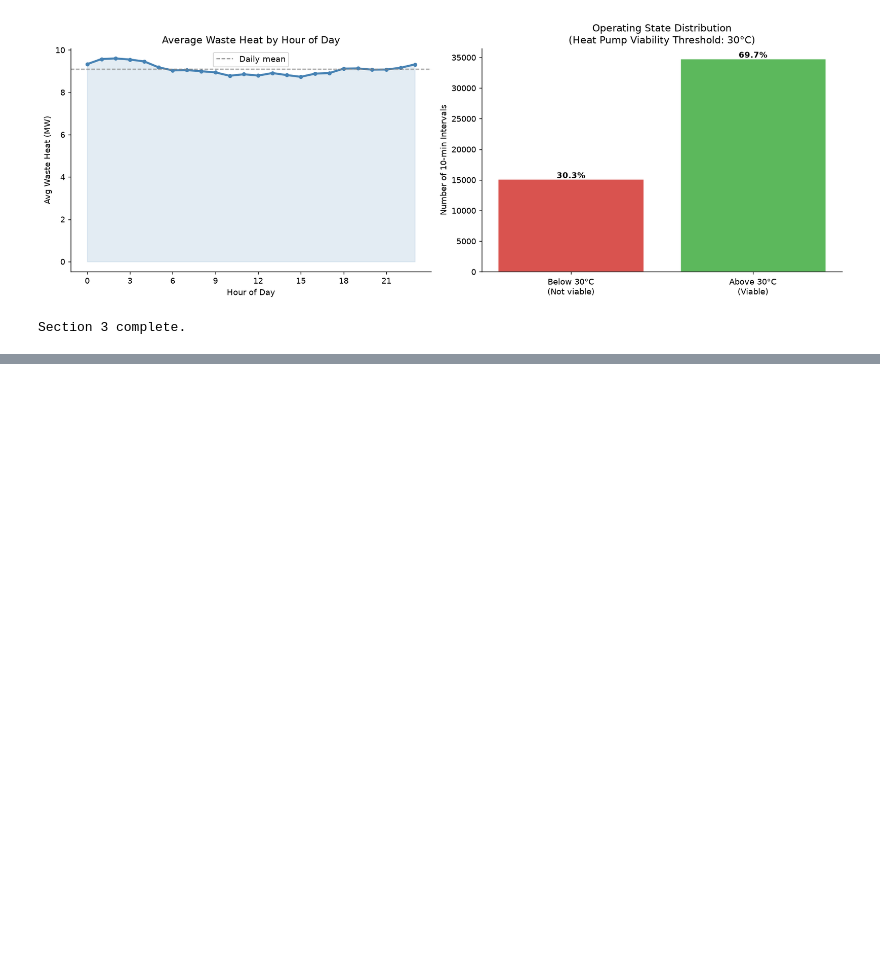
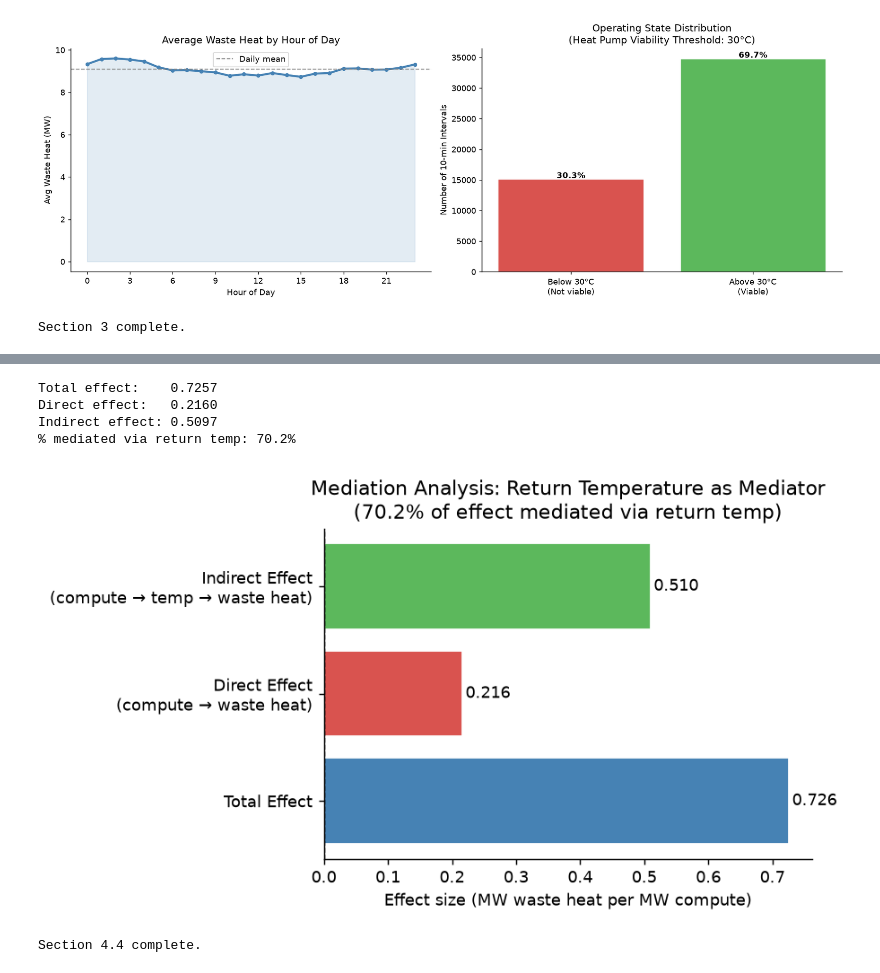
Before and after one commit to Data-Laur/thermal-intelligence-hpc, a Jupyter notebook: data/thermal_intelligence.ipynb, the cells around one changed output, grey strips where cells are left out. Drawn from its saved outputs; the diff is of its cells as text; code cells hidden in the pictures; blank space fills up the shorter version.

```diff
--- a/data/thermal_intelligence.ipynb
+++ b/data/thermal_intelligence.ipynb
@@ -427,0 +665,64 @@ Section 3 complete.
+# %%
+# Section 4: Causal Analysis
+# 4.4 Mediation Analysis
+
+import statsmodels.api as sm
+import matplotlib.pyplot as plt
+import numpy as np
+
+med_df = df[['total_waste_heat_mw', 'compute_power_mw',
+             'avg_return_temp_c', 'supply_temp_c', 'total_flow_gpm']].dropna().copy()
+
+controls = sm.add_constant(med_df[['supply_temp_c', 'total_flow_gpm']])
+
+# Step 1: Total effect (compute -> waste heat)
+X_total = sm.add_constant(med_df[['compute_power_mw', 'supply_temp_c', 'total_flow_gpm']])
+model_total = sm.OLS(med_df['total_waste_heat_mw'], X_total).fit()
+total_effect = model_total.params['compute_power_mw']
+
+# Step 2: Compute -> mediator (return temp)
+X_med = sm.add_constant(med_df[['compute_power_mw', 'supply_temp_c', 'total_flow_gpm']])
+model_med = sm.OLS(med_df['avg_return_temp_c'], X_med).fit()
+a_path = model_med.params['compute_power_mw']
+
+# Step 3: Compute + mediator -> waste heat
+X_full = sm.add_constant(med_df[['compute_power_mw', 'avg_return_temp_c',
+                                   'supply_temp_c', 'total_flow_gpm']])
+model_full = sm.OLS(med_df['total_waste_heat_mw'], X_full).fit()
+b_path = model_full.params['avg_return_temp_c']
+direct_effect = model_full.params['compute_power_mw']
+
+# Indirect effect = a * b
+indirect_effect = a_path * b_path
+pct_mediated = indirect_effect / total_effect * 100
+
+print(f"Total effect:    {total_effect:.4f}")
+print(f"Direct effect:   {direct_effect:.4f}")
+print(f"Indirect effect: {indirect_effect:.4f}")
+print(f"% mediated via return temp: {pct_mediated:.1f}%")
+
+# Plot
+fig, ax = plt.subplots(figsize=(7, 4))
+effects = [total_effect, direct_effect, indirect_effect]
+labels = ['Total Effect', 'Direct Effect\n(compute → waste heat)',
+          'Indirect Effect\n(compute → temp → waste heat)']
+colors = ['steelblue', '#d9534f', '#5cb85c']
+bars = ax.barh(labels, effects, color=colors, edgecolor='white')
+ax.axvline(0, color='black', linewidth=0.8, linestyle='--')
+ax.set_xlabel('Effect size (MW waste heat per MW compute)')
+ax.set_title(f'Mediation Analysis: Return Temperature as Mediator\n({pct_mediated:.1f}% of effect mediated via return temp)')
+for bar, val in zip(bars, effects):
+    ax.text(val + 0.005, bar.get_y() + bar.get_height()/2,
+            f'{val:.3f}', va='center', fontsize=10)
+plt.tight_layout()
+plt.savefig('figures/10_mediation_analysis.png', dpi=150, bbox_inches='tight')
+plt.show()
+plt.close()
+print("Section 4.4 complete.")
+# %% [output]
+Total effect:    0.7257
+Direct effect:   0.2160
+Indirect effect: 0.5097
+% mediated via return temp: 70.2%
+[figure, added]
+Section 4.4 complete.
```
Also changed, not shown: parts of 11 cells of this notebook, 12 other files.
